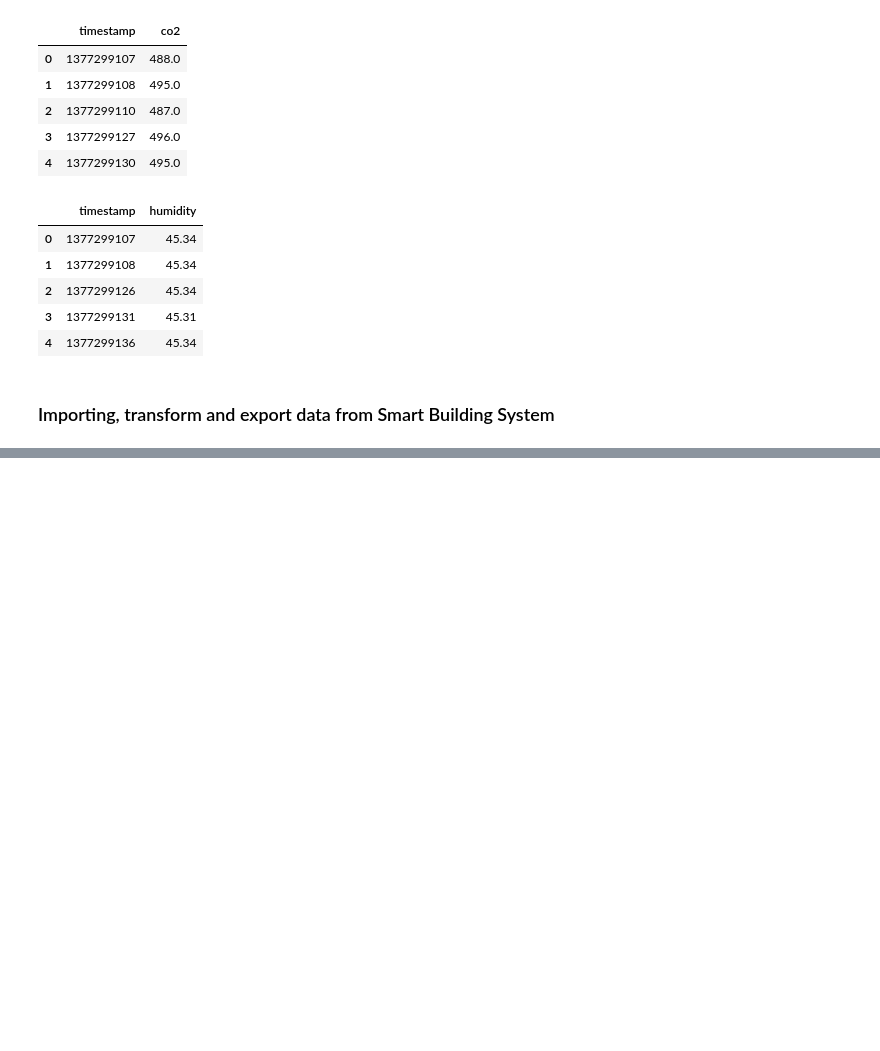
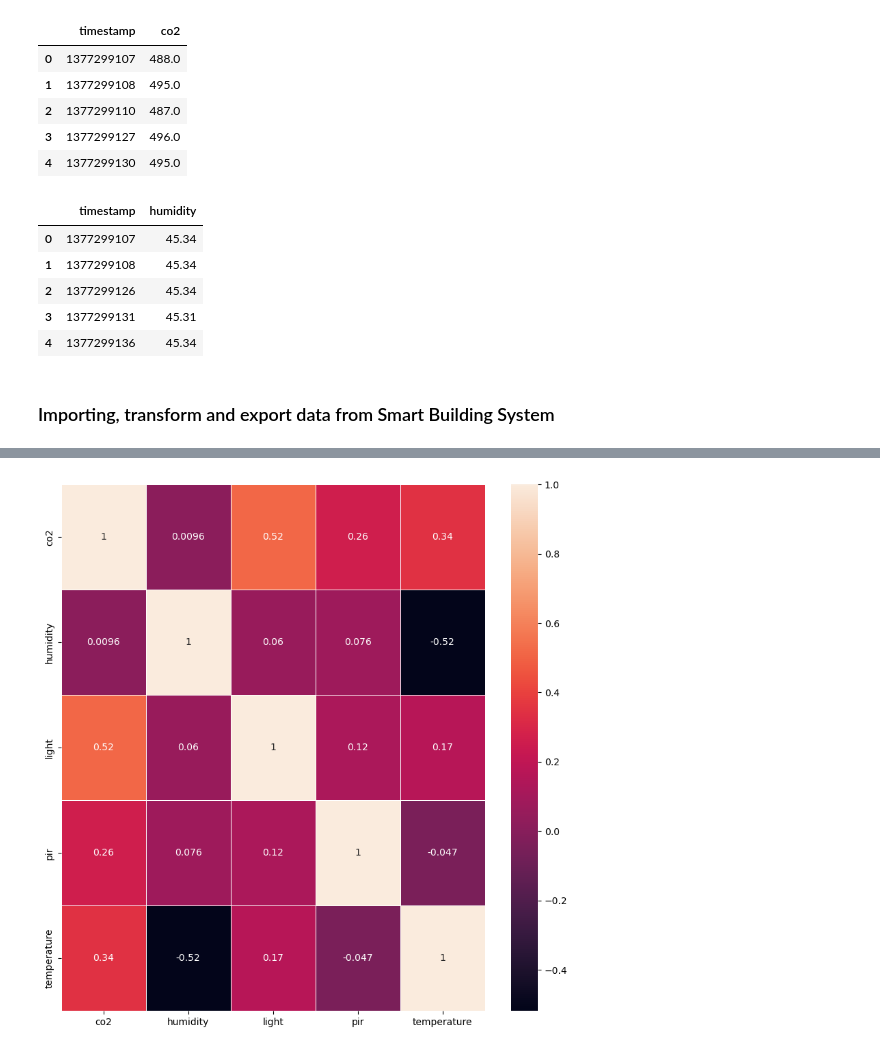
Before and after one commit to bckho/Smart-Building-System-Dataset, a Jupyter notebook: smartbuildingsystem.ipynb, the cells around one changed output, grey strips where cells are left out. Saved outputs shown, nothing was run; the diff lists cells and outputs as text; code cells hidden in the pictures; blank space fills up the shorter version.

```diff
--- a/smartbuildingsystem.ipynb
+++ b/smartbuildingsystem.ipynb
@@ -108,0 +99,2 @@ df_413.head(10)
+# %%
+dfe = pd.read_csv('data/transformed_data/413.csv')
@@ -108,0 +110,6 @@ df_413.head(10)
+# %%
+fig, ax = plt.subplots(figsize=(10,10))
+sns.heatmap(dfe.corr(), annot=True, linewidths=.5, ax=ax)
+plt.show()
+# %% [output]
+[figure, added]
```
Also changed, not shown: parts of 6 cells of this notebook.
